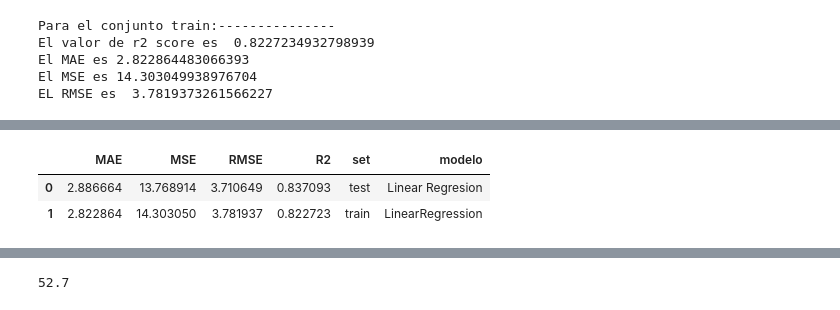
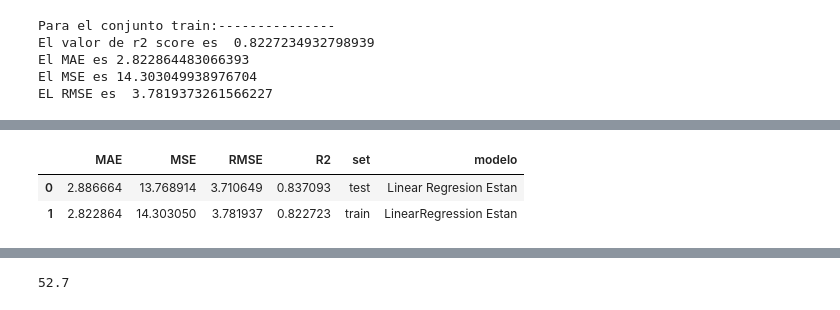
Before and after one commit to Adalab/DA-promo-c-modulo-3-sprint-1-Ximena-Anahi, a Jupyter notebook: 1. Regresion Lineal/10.pp-regresion-lineal-metricas.ipynb, the cells around one changed output, grey strips where cells are left out. Saved outputs shown, nothing was run; the diff lists cells and outputs as text; code cells hidden in the pictures.

```diff
--- a/1. Regresion Lineal/10.pp-regresion-lineal-metricas.ipynb
+++ b/1. Regresion Lineal/10.pp-regresion-lineal-metricas.ipynb
@@ -352,18 +352,18 @@ EL RMSE es  3.710648769659906
 # %%
 resultados_metricas2 = {'MAE': [mean_absolute_error(y1_test, y1_predict_test), mean_absolute_error(y1_train, y1_predict_train)],
                 'MSE': [mean_squared_error(y1_test, y1_predict_test), mean_squared_error(y1_train, y1_predict_train)],
                 'RMSE': [np.sqrt(mean_squared_error(y1_test, y1_predict_test)), np.sqrt(mean_squared_error(y1_train, y1_predict_train))],
                 'R2':  [r2_score(y1_test, y1_predict_test), r2_score(y1_train, y1_predict_train)],
                  "set": ["test", "train"],
-                 "modelo": ["Linear Regresion", "LinearRegression"]}
+                 "modelo": ["Linear Regresion Estan", "LinearRegression Estan"]}
 
 df2_resultados = pd.DataFrame(resultados_metricas2)
 
 df2_resultados
 # %% [output]
 |  | MAE | MSE | RMSE | R2 | set | modelo |
-| 0 | 2.886664 | 13.768914 | 3.710649 | 0.837093 | test | Linear Regresion |
-| 1 | 2.822864 | 14.303050 | 3.781937 | 0.822723 | train | LinearRegression |
+| 0 | 2.886664 | 13.768914 | 3.710649 | 0.837093 | test | Linear Regresion Estan |
+| 1 | 2.822864 | 14.303050 | 3.781937 | 0.822723 | train | LinearRegression Estan |
 # %%
 cv_scores2 = cross_validate(
                 estimator = LinearRegression(),
```
Also changed, not shown: parts of 13 cells of this notebook, 3 other files.
